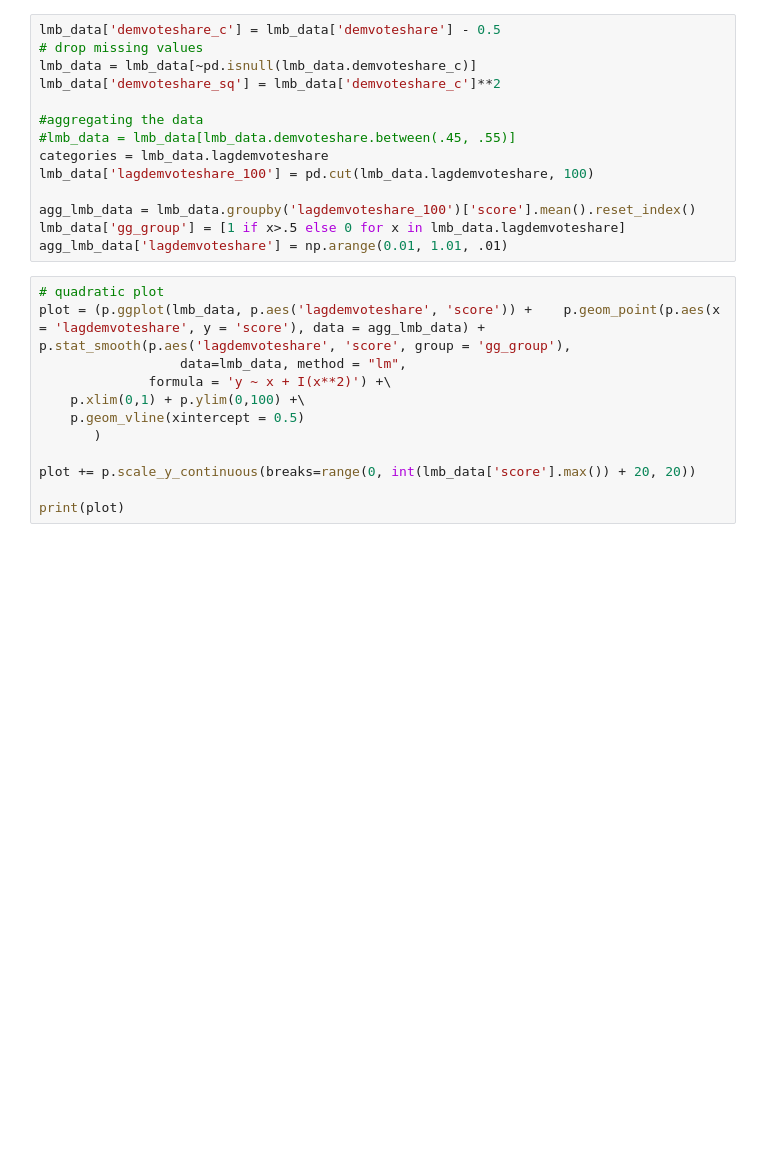
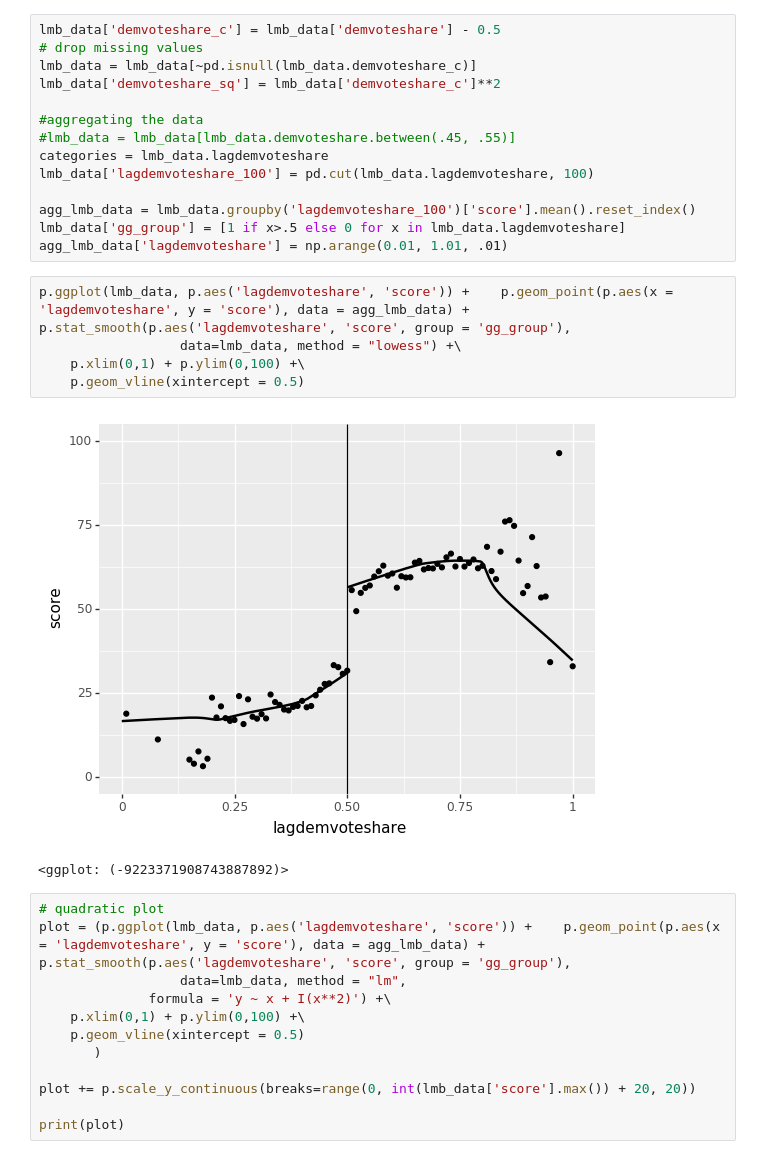
Before and after one commit to yidanzhao00/Regression-Discontinuity-Design-Application, a Jupyter notebook: ECON615_RDD.ipynb, the cells around one changed output. Saved outputs shown, nothing was run; the diff lists cells and outputs as text; blank space fills up the shorter version.

```diff
--- a/ECON615_RDD.ipynb
+++ b/ECON615_RDD.ipynb
@@ -56,6 +56,14 @@ lmb_data['lagdemvoteshare_100'] = pd.cut(lmb_data.lagdemvoteshare, 100)
 agg_lmb_data = lmb_data.groupby('lagdemvoteshare_100')['score'].mean().reset_index()
 lmb_data['gg_group'] = [1 if x>.5 else 0 for x in lmb_data.lagdemvoteshare]
 agg_lmb_data['lagdemvoteshare'] = np.arange(0.01, 1.01, .01)
+# %%
+p.ggplot(lmb_data, p.aes('lagdemvoteshare', 'score')) +    p.geom_point(p.aes(x = 'lagdemvoteshare', y = 'score'), data = agg_lmb_data) +    p.stat_smooth(p.aes('lagdemvoteshare', 'score', group = 'gg_group'),
+                  data=lmb_data, method = "lowess") +\
+    p.xlim(0,1) + p.ylim(0,100) +\
+    p.geom_vline(xintercept = 0.5)
+# %% [output]
+[figure, added]
+<ggplot: (-9223371908743887892)>
 # %%
 # quadratic plot
 plot = (p.ggplot(lmb_data, p.aes('lagdemvoteshare', 'score')) +    p.geom_point(p.aes(x = 'lagdemvoteshare', y = 'score'), data = agg_lmb_data) +    p.stat_smooth(p.aes('lagdemvoteshare', 'score', group = 'gg_group'),
```
Also changed, not shown: parts of 10 cells of this notebook.
